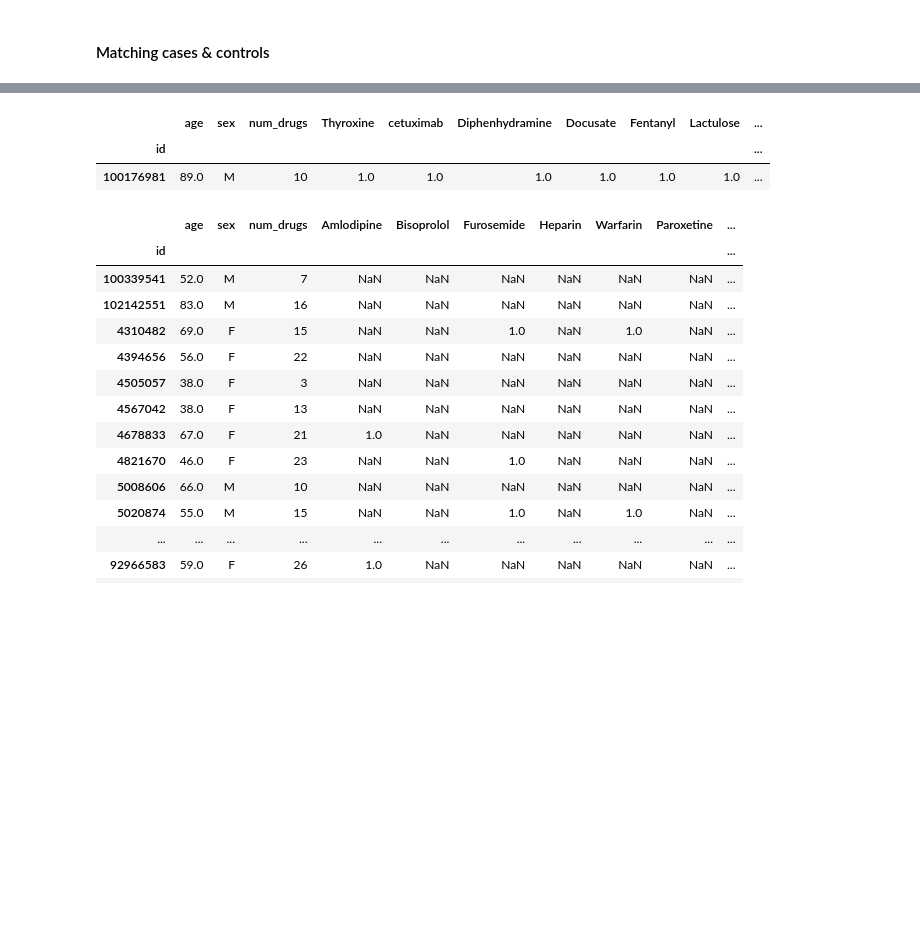
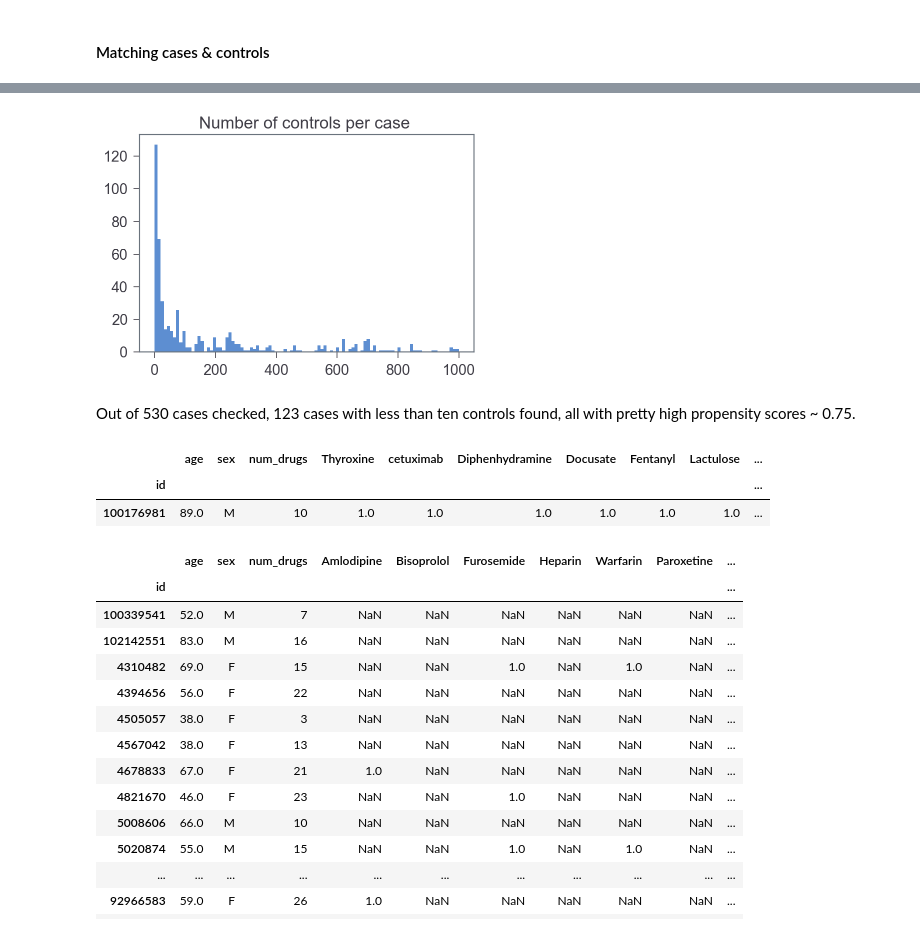
Before and after one commit to tatonetti-lab/sex_risks, a Jupyter notebook: Drugs with Sex Risks.ipynb, the cells around one changed output, grey strips where cells are left out. Cells and saved outputs as stored; diff of their text form; code cells hidden in the pictures; blank space fills up the shorter version.

```diff
--- a/Drugs with Sex Risks.ipynb
+++ b/Drugs with Sex Risks.ipynb
@@ -2553,11 +2582,19 @@ plt.show()
 # %% [markdown]
 #### Matching cases & controls
+# %%
+MAX_ERROR = 0.01
+#matches = pd.DataFrame(columns=['caseID','casePS','ctrl_num','ctrl_IDs','ctrl_PSs']).set_index('caseID')
+matches = pd.read_csv(ROOT+"PSM/Acetaminophen Trial/CC Matches.csv").set_index('caseID').drop('Unnamed: 0',axis=1)
 # %%
-MAX_ERROR = 0.01
-for caseID, caseDATA in exposed[14:15].iterrows():
-    casePS = float(caseDATA.Propensity)
-    matches = np.array([caseID, casePS]).reshape(1,2)
-    for ctrID, ctrDATA in unexposed.iterrows():
-        ctrPS = float(ctrDATA.Propensity)
-        if ((abs(ctrPS-casePS))<=MAX_ERROR):
-            matches = np.append(matches,values=[[ctrID,ctrPS]],axis=0)
+#matching
+for caseID, caseDATA in exposed.iterrows():
+    if caseID not in matches.index:
+        casePS = float(caseDATA.Propensity)
+        match_ID = []
+        match_PS = []
+        for ctrID, ctrDATA in unexposed.iterrows():
+            ctrPS = float(ctrDATA.Propensity)
+            if ((abs(ctrPS-casePS))<=MAX_ERROR):
+                match_ID.append(ctrID)
+                match_PS.append(ctrPS)
+        matches.loc[caseID]= [casePS, len(match_ID),match_ID, match_PS]
@@ -2563,0 +2625,11 @@ for caseID, caseDATA in exposed[14:15].iterrows():
+# %%
+#hist
+bins = np.linspace(0, 1000, 100)
+
+plt.hist(matches.get('ctrl_num'), bins, alpha=0.8, label='')
+plt.title("Number of controls per case ")
+plt.show()
+# %% [output]
+[figure, added]
+# %% [markdown]
+Out of 530 cases checked, 123 cases with less than ten controls found, all with pretty high propensity scores ~  0.75.
```
Also changed, not shown: parts of 16 cells of this notebook, 1 other file.
